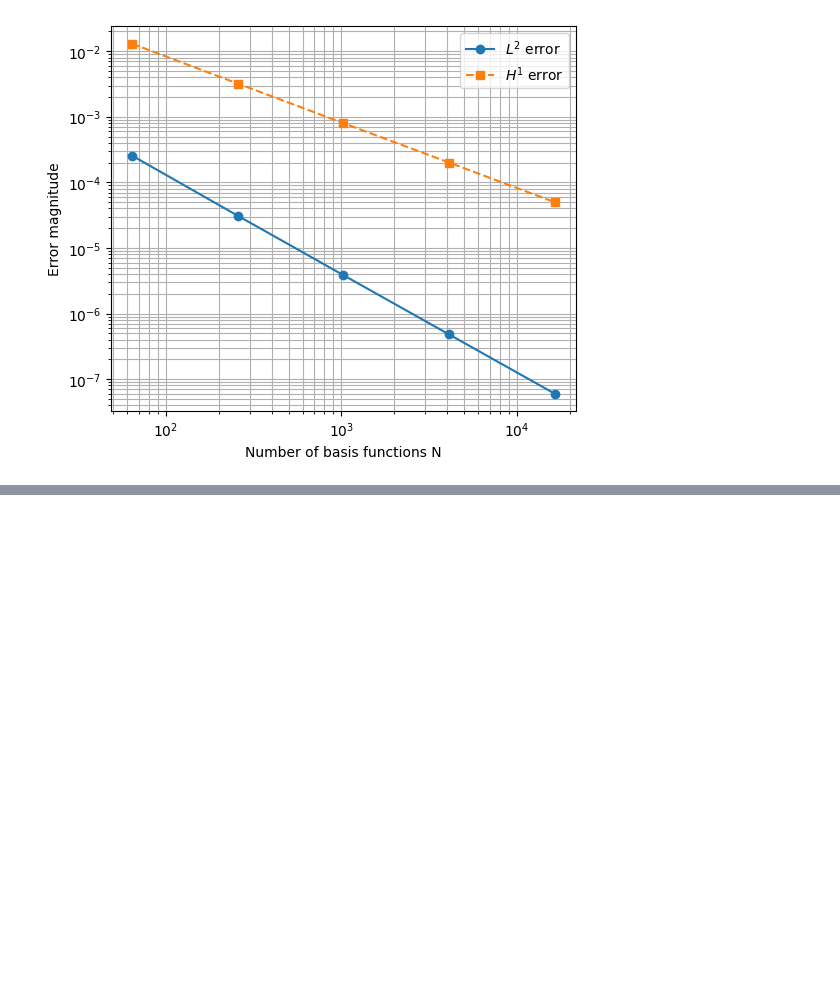
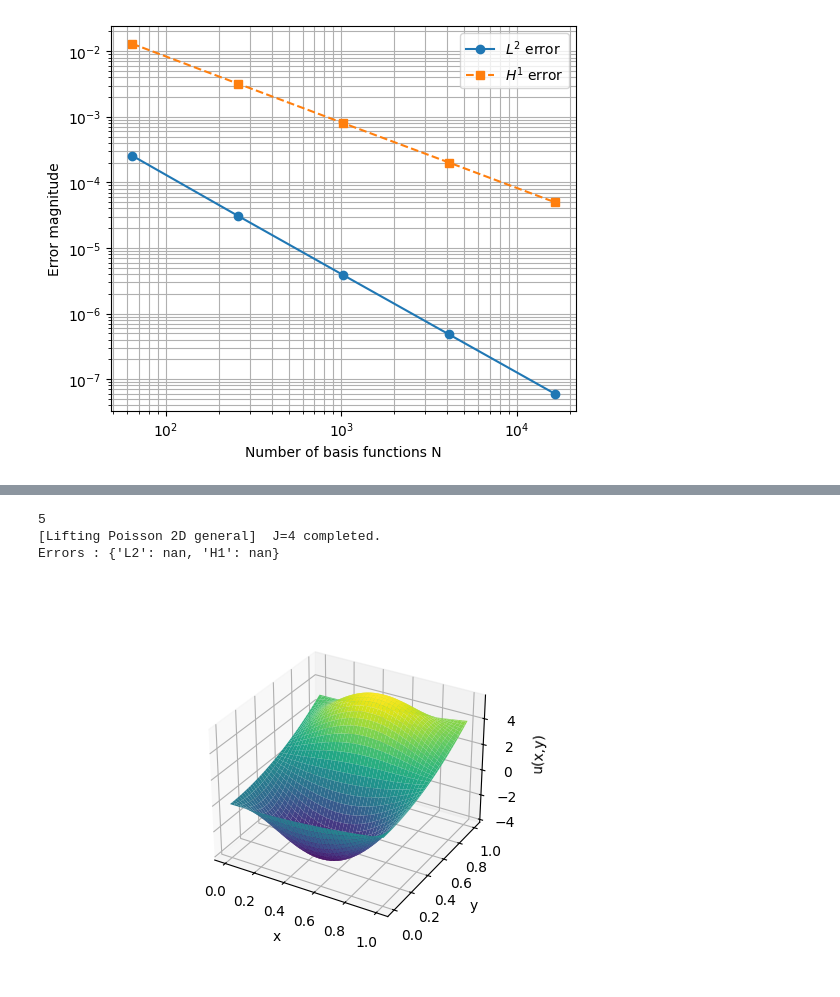
Before and after one commit to Rados420/Galerkin_solver3, a Jupyter notebook: demo_runs/poisson_problem_2d.ipynb, the cells around one changed output, grey strips where cells are left out. Cells and saved outputs as stored; diff of their text form; code cells hidden in the pictures; blank space fills up the shorter version.

```diff
--- a/demo_runs/poisson_problem_2d.ipynb
+++ b/demo_runs/poisson_problem_2d.ipynb
@@ -245,0 +474,37 @@ plt.show()
+# %%
+x, y = sp.symbols('x y')
+
+
+# f_expr = 2*sp.pi**2 * sp.sin(sp.pi*x) * sp.sin(sp.pi*y)
+# g_expr = 0.5*x**2 + 0.5*y**2   # smooth, nonhomogeneous boundary
+
+u_exact_expr = x**2 + 3*y**2 - 2*sp.sin(sp.pi*x)*sp.sin(2*sp.pi*y)
+f_expr = -sp.diff(u_exact_expr, x, 2) - sp.diff(u_exact_expr, y, 2)
+g_expr = u_exact_expr  # restrictions handled implicitly on boundary
+
+# u_exact_expr = sp.exp(x)*sp.cos(sp.pi*y)
+# f_expr = -sp.diff(u_exact_expr, x, 2) - sp.diff(u_exact_expr, y, 2)
+# g_expr = u_exact_expr
+res = poisson_2d_lifting_general(f_expr, g_expr, Jmax=4)
+
+U_num=res["u_num"]
+print(f"Errors : {res["errors"]}")
+
+xs = np.linspace(0, 1, U_num.shape[0])
+ys = np.linspace(0, 1, U_num.shape[1])
+X, Y = np.meshgrid(xs, ys, indexing="ij")
+
+fig = plt.figure(figsize=(6, 4))
+ax = fig.add_subplot(111, projection="3d")
+ax.plot_surface(X, Y, U_num, cmap="viridis", linewidth=0, antialiased=True)
+# ax.set_title("2D Poisson solution (Galerkin, Kronecker)")
+ax.set_xlabel("x")
+ax.set_ylabel("y")
+ax.set_zlabel("u(x,y)")
+plt.tight_layout()
+plt.show()
+# %% [output]
+5
+[Lifting Poisson 2D general]  J=4 completed.
+Errors : {'L2': nan, 'H1': nan}
+[figure, added]
```
Also changed, not shown: parts of 6 cells of this notebook, 2 other files.
